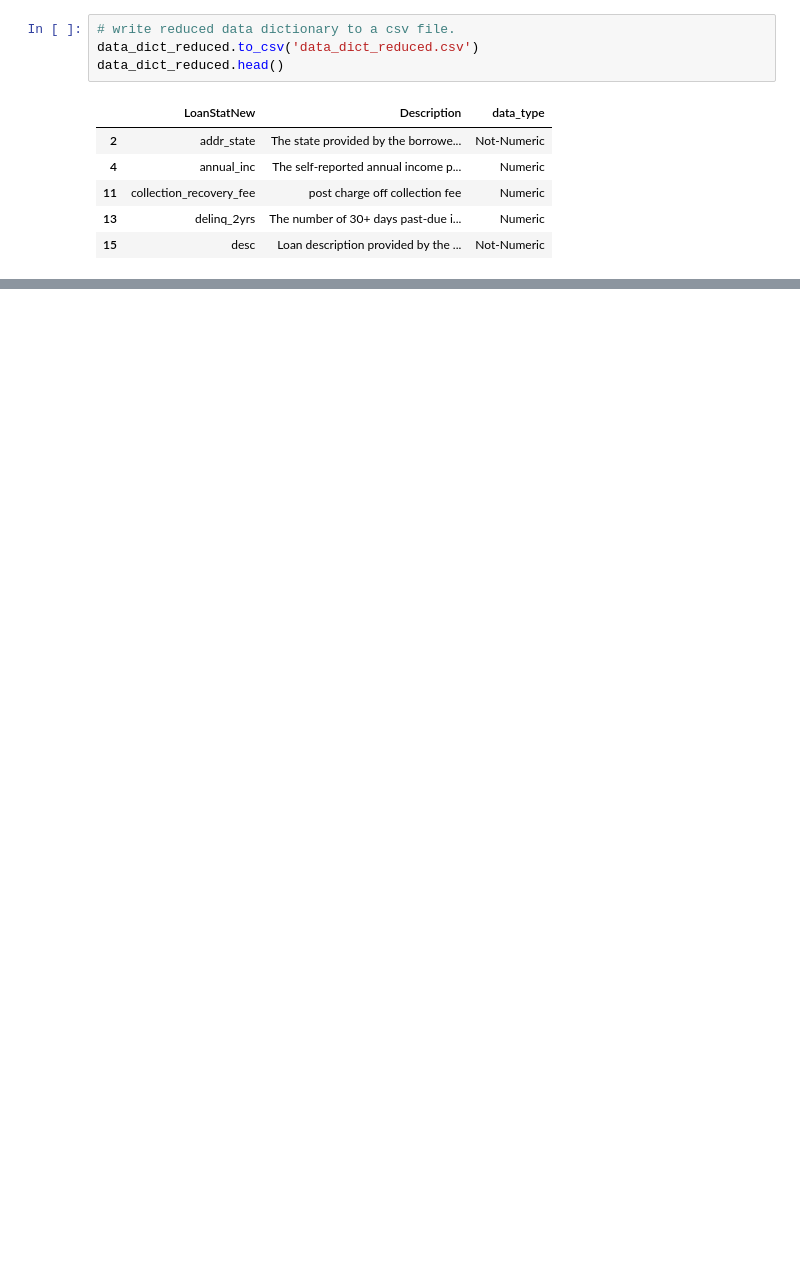
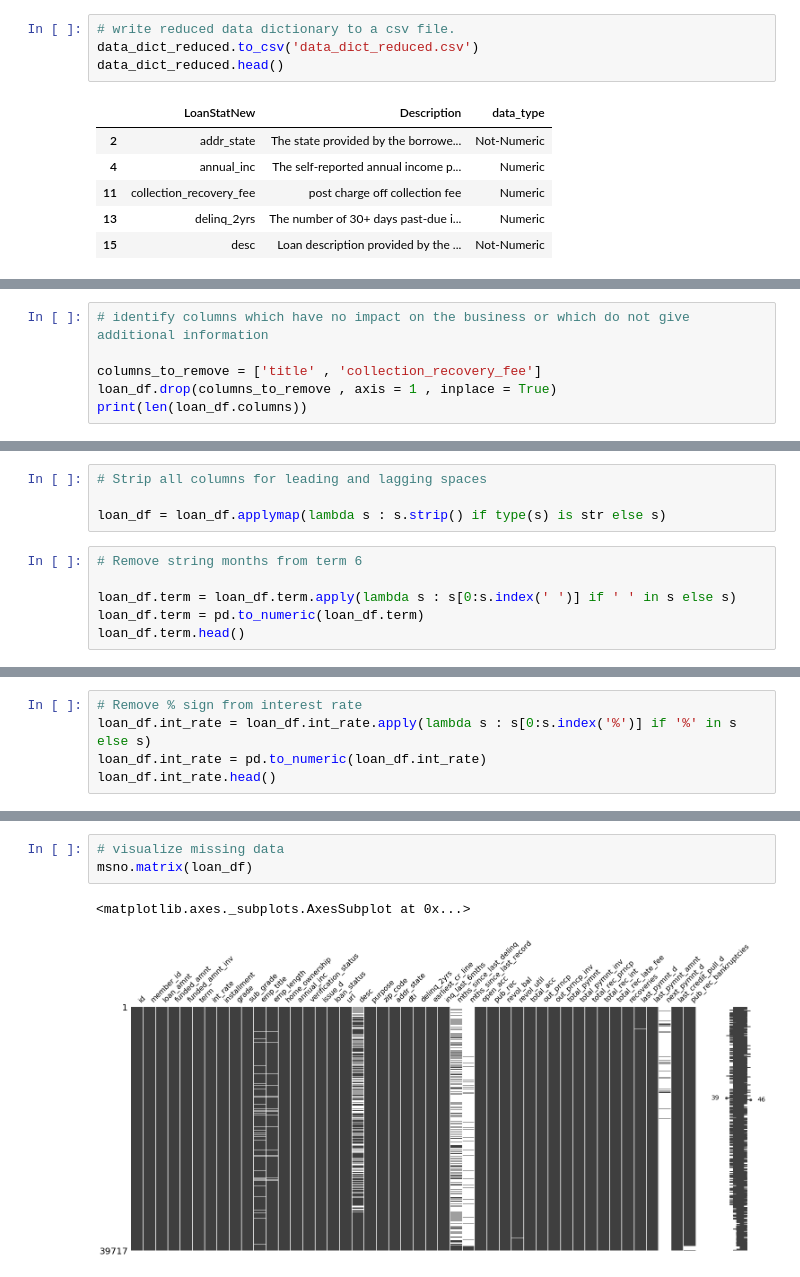
Before and after one commit to saneshashank/course2-GP1, a Jupyter notebook: loan_EDA.ipynb, the cells around one changed output, grey strips where cells are left out. Saved outputs shown, nothing was run; the diff lists cells and outputs as text; blank space fills up the shorter version.

```diff
--- a/loan_EDA.ipynb
+++ b/loan_EDA.ipynb
@@ -200,0 +239,6 @@ data_dict_reduced.head()
+# %%
+# identify columns which have no impact on the business or which do not give additional information
+
+columns_to_remove = ['title' , 'collection_recovery_fee']
+loan_df.drop(columns_to_remove , axis = 1 , inplace = True)
+print(len(loan_df.columns))
@@ -200,0 +247,10 @@ data_dict_reduced.head()
+# %%
+# Strip all columns for leading and lagging spaces
+
+loan_df = loan_df.applymap(lambda s : s.strip() if type(s) is str else s)
+# %%
+# Remove string months from term 6
+
+loan_df.term = loan_df.term.apply(lambda s : s[0:s.index(' ')] if ' ' in s else s)
+loan_df.term = pd.to_numeric(loan_df.term)
+loan_df.term.head()
@@ -200,0 +264,5 @@ data_dict_reduced.head()
+# %%
+# Remove % sign from interest rate
+loan_df.int_rate = loan_df.int_rate.apply(lambda s : s[0:s.index('%')] if '%' in s else s)
+loan_df.int_rate = pd.to_numeric(loan_df.int_rate)
+loan_df.int_rate.head()
@@ -200,0 +296,6 @@ data_dict_reduced.head()
+# %%
+# visualize missing data
+msno.matrix(loan_df)
+# %% [output]
+<matplotlib.axes._subplots.AxesSubplot at 0x...>
+[figure, added]
```
Also changed, not shown: parts of 16 cells of this notebook.
